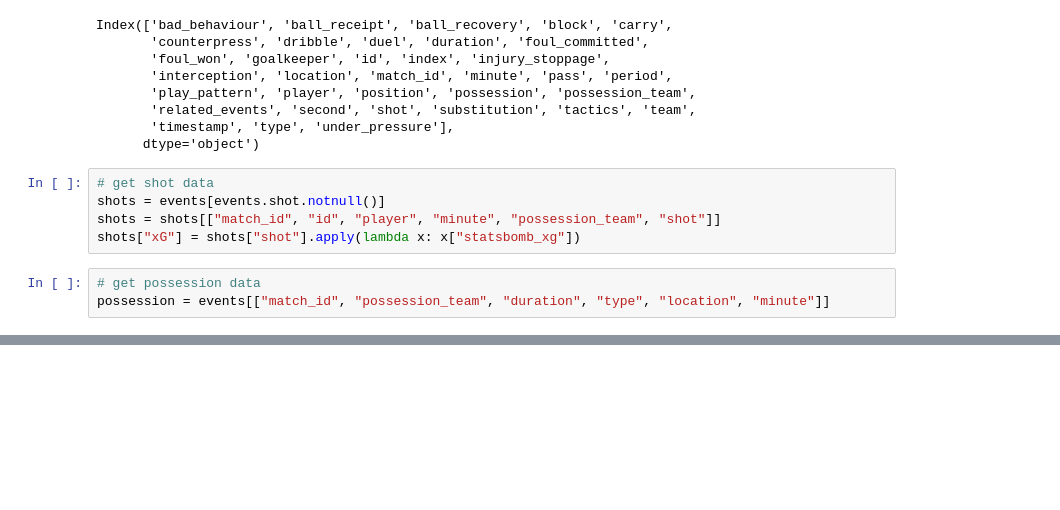
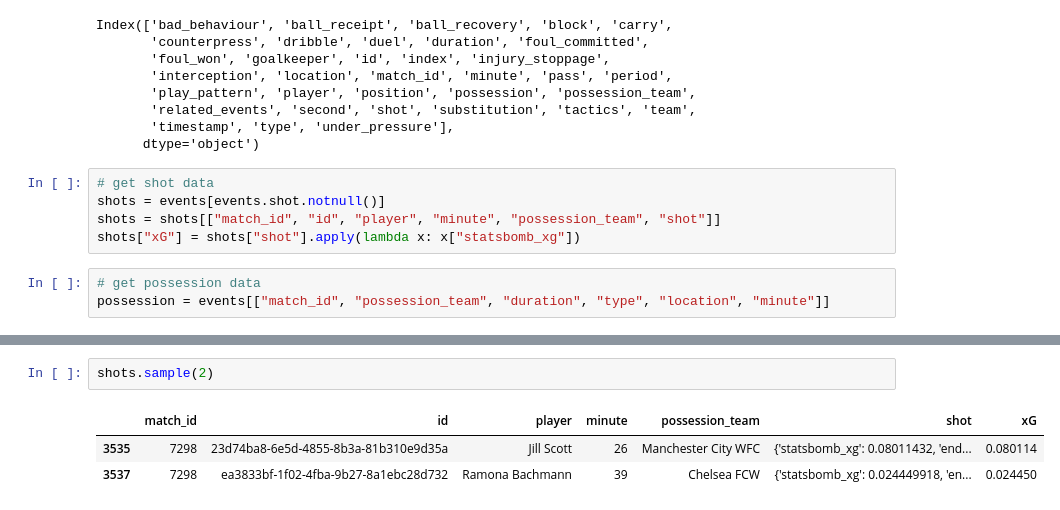
Before and after one commit to alexrhysbates/cb_efficiency, a Jupyter notebook: data/cb_dataset_prep.ipynb, the cells around one changed output, grey strips where cells are left out. Saved outputs shown, nothing was run; the diff lists cells and outputs as text; blank space fills up the shorter version.

```diff
--- a/data/cb_dataset_prep.ipynb
+++ b/data/cb_dataset_prep.ipynb
@@ -129,0 +143,6 @@ possession = events[["match_id", "possession_team", "duration", "type", "locatio
+# %%
+shots.sample(2)
+# %% [output]
+|  | match_id | id | player | minute | possession_team | shot | xG |
+| 3535 | 7298 | 23d74ba8-6e5d-4855-8b3a-81b310e9d35a | Jill Scott | 26 | Manchester City WFC | {'statsbomb_xg': 0.08011432, 'end... | 0.080114 |
+| 3537 | 7298 | ea3833bf-1f02-4fba-9b27-8a1ebc28d732 | Ramona Bachmann | 39 | Chelsea FCW | {'statsbomb_xg': 0.024449918, 'en... | 0.024450 |
```
Also changed, not shown: parts of 4 cells of this notebook.
